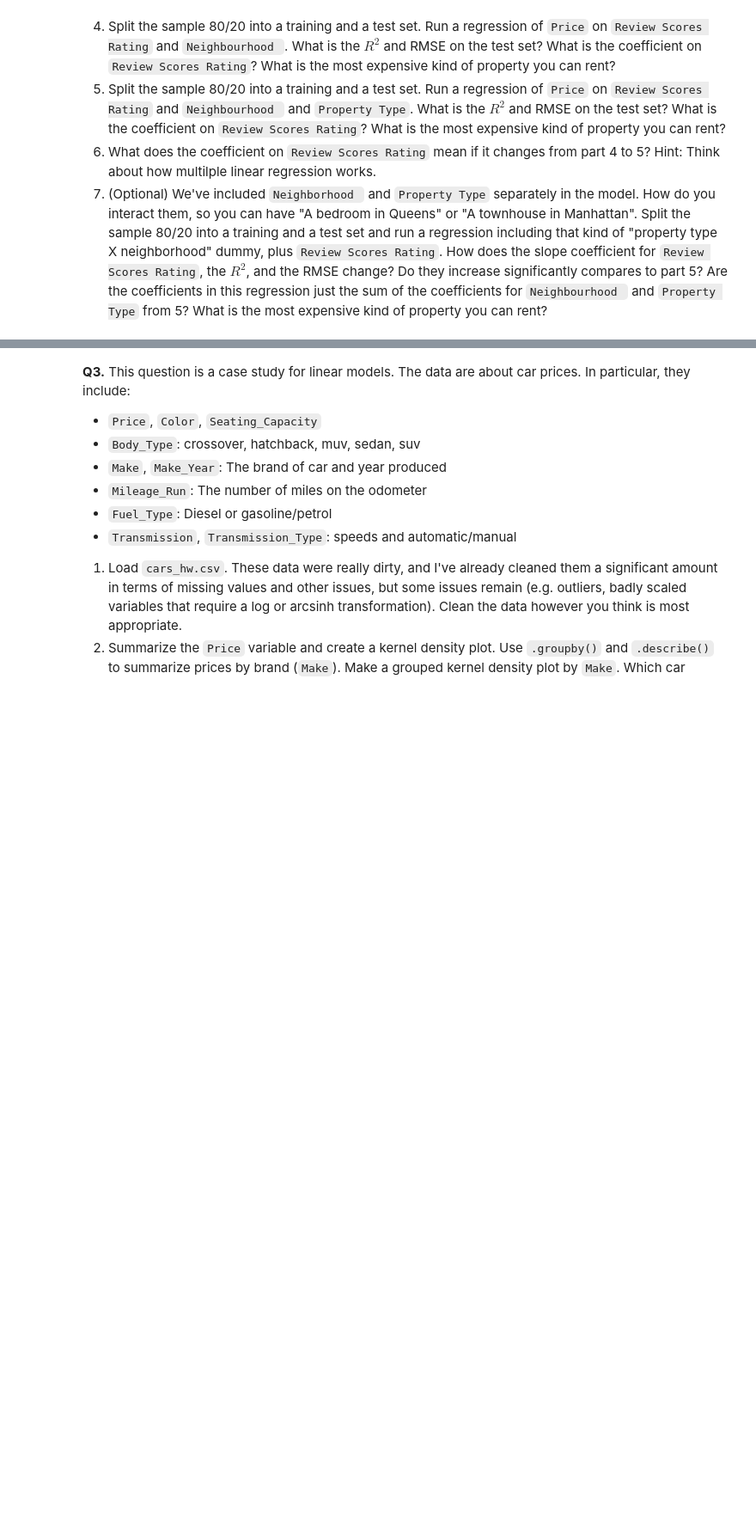
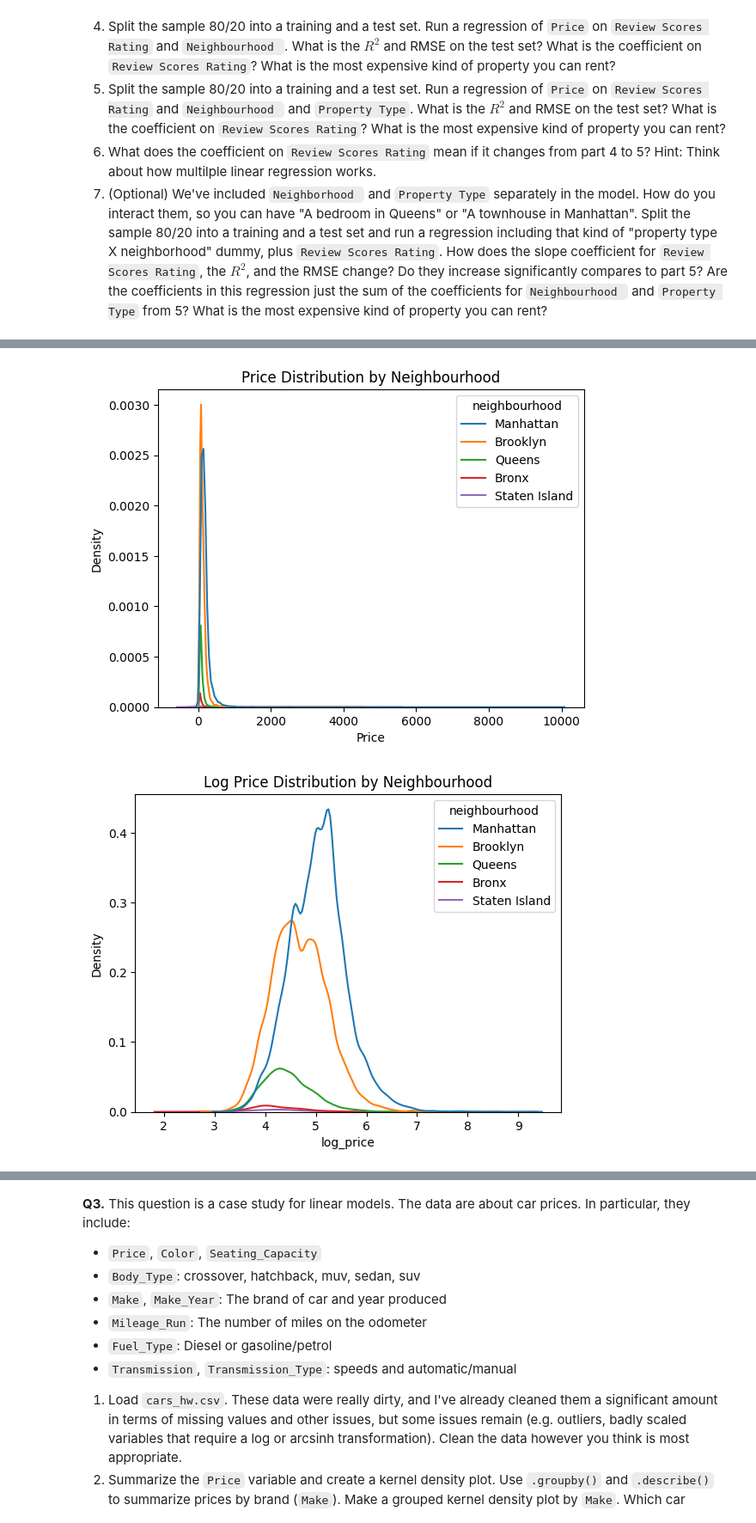
Before and after one commit to ananya-balach/linear_models, a Jupyter notebook: assignment/assignment.ipynb, the cells around one changed output, grey strips where cells are left out. Shown at 86% size. Cells and saved outputs as stored; diff of their text form; code cells hidden in the pictures; blank space fills up the shorter version.

```diff
--- a/assignment/assignment.ipynb
+++ b/assignment/assignment.ipynb
@@ -35,0 +42,16 @@
+# %%
+import pandas as pd
+import numpy as np
+import seaborn as sns
+import matplotlib.pyplot as plt
+
+
+df = pd.read_csv("Q1_clean.csv")
+# %%
+df = df.rename(columns={
+    "Review Scores Rating": "review_score",
+    "Neighbourhood ": "neighbourhood",  # watch trailing space
+    "Property Type": "property_type",
+    "Room Type": "room_type",
+    "Price per night": "price"
+})
@@ -35,0 +90,14 @@
+# %%
+sns.kdeplot(data=df, x="Price", hue="neighbourhood")
+plt.title("Price Distribution by Neighbourhood")
+plt.show()
+
+
+df["log_price"] = np.log(df["Price"])
+
+sns.kdeplot(data=df, x="log_price", hue="neighbourhood")
+plt.title("Log Price Distribution by Neighbourhood")
+plt.show()
+# %% [output]
+[figure, added]
+[figure, added]
```
Also changed, not shown: parts of 16 cells of this notebook.
